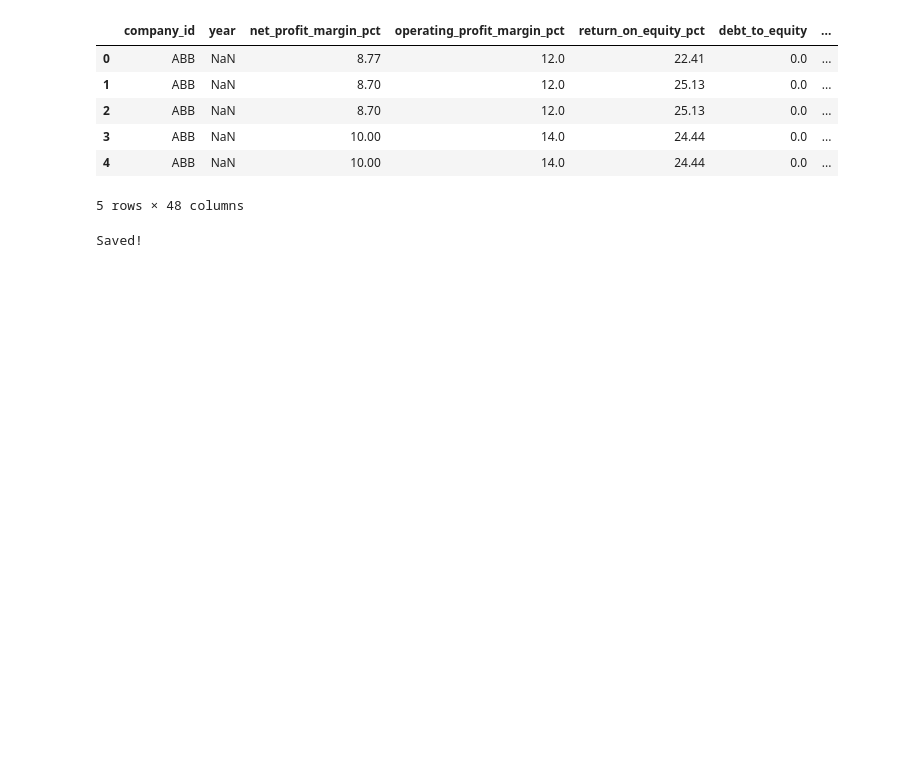
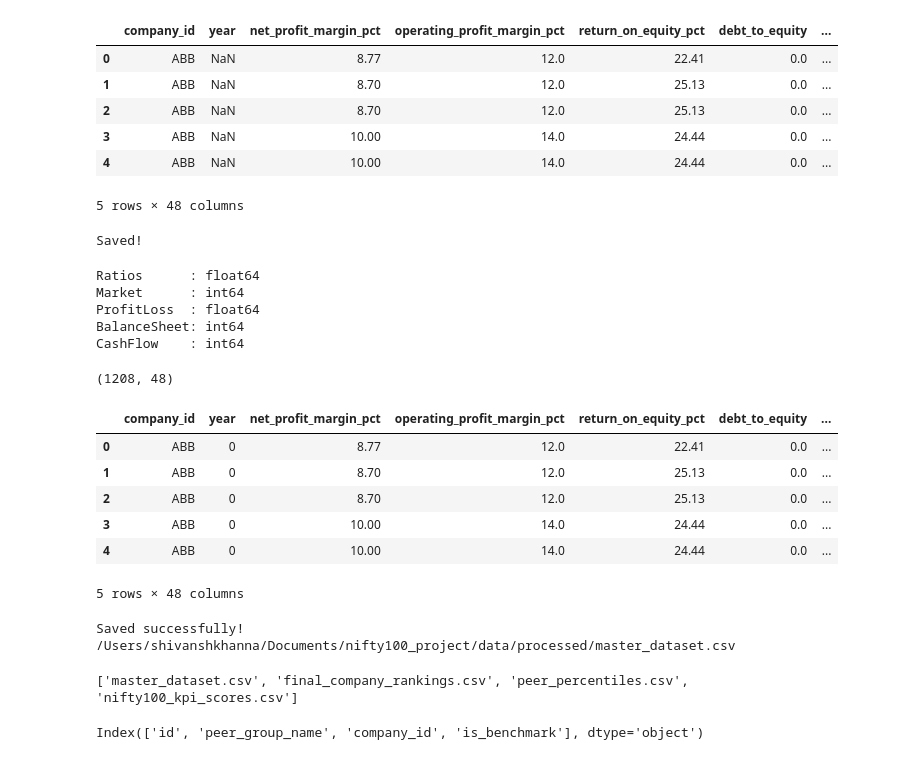
Before and after one commit to khannashivansh03coder/nifty100-financial-kpi-ranking, a Jupyter notebook: master_dataset_builder.ipynb, the cells around one changed output. Drawn from its saved outputs; the diff is of its cells as text; code cells hidden in the pictures; blank space fills up the shorter version.

```diff
--- a/master_dataset_builder.ipynb
+++ b/master_dataset_builder.ipynb
@@ -263,3 +302,15 @@ master.to_csv("../data/processed/master_dataset.csv", index=False)
 print("Saved!")
 # %% [output]
 Saved!
+# %%
+print("Ratios      :", ratios["year"].dtype)
+print("Market      :", market["year"].dtype)
+print("ProfitLoss  :", profitloss["year"].dtype)
+print("BalanceSheet:", balancesheet["year"].dtype)
+print("CashFlow    :", cashflow["year"].dtype)
+# %% [output]
+Ratios      : float64
+Market      : int64
+ProfitLoss  : float64
+BalanceSheet: int64
+CashFlow    : int64
@@ -265,0 +326,58 @@ Saved!
+# %%
+# Remove unnecessary id columns before merging
+ratios = ratios.drop(columns=["id"], errors="ignore")
+market = market.drop(columns=["id"], errors="ignore")
+profitloss = profitloss.drop(columns=["id"], errors="ignore")
+balancesheet = balancesheet.drop(columns=["id"], errors="ignore")
+cashflow = cashflow.drop(columns=["id"], errors="ignore")
+
+# Merge datasets
+master = (
+    ratios
+    .merge(market, on=["company_id", "year"], how="left")
+    .merge(profitloss, on=["company_id", "year"], how="left")
+    .merge(balancesheet, on=["company_id", "year"], how="left")
+    .merge(cashflow, on=["company_id", "year"], how="left")
+    .merge(
+        companies[["id", "company_name"]],
+        left_on="company_id",
+        right_on="id",
+        how="left"
+    )
+)
+
+# Remove the company id duplicate created by the last merge
+master.drop(columns=["id"], inplace=True)
+
+print(master.shape)
+master.head()
+# %% [output]
+(1208, 48)
+|  | company_id | year | net_profit_margin_pct | operating_profit_margin_pct | return_on_equity_pct | debt_to_equity | ... |
+| 0 | ABB | 0 | 8.77 | 12.0 | 22.41 | 0.0 | ... |
+| 1 | ABB | 0 | 8.70 | 12.0 | 25.13 | 0.0 | ... |
+| 2 | ABB | 0 | 8.70 | 12.0 | 25.13 | 0.0 | ... |
+| 3 | ABB | 0 | 10.00 | 14.0 | 24.44 | 0.0 | ... |
+| 4 | ABB | 0 | 10.00 | 14.0 | 24.44 | 0.0 | ... |
+5 rows × 48 columns
+# %%
+import os
+
+os.makedirs("data/processed", exist_ok=True)
+
+master.to_csv(
+    "data/processed/master_dataset.csv",
+    index=False
+)
+
+print("Saved successfully!")
+print(os.path.abspath("data/processed/master_dataset.csv"))
+# %% [output]
+Saved successfully!
+/Users/shivanshkhanna/Documents/nifty100_project/data/processed/master_dataset.csv
+# %%
+import os
+
+print(os.listdir("data/processed"))
+# %% [output]
+['master_dataset.csv', 'final_company_rankings.csv', 'peer_percentiles.csv', 'nifty100_kpi_scores.csv']
@@ -265,0 +399,4 @@ Saved!
+# %%
+print(peer.columns)
+# %% [output]
+Index(['id', 'peer_group_name', 'company_id', 'is_benchmark'], dtype='object')
```
Also changed, not shown: parts of 9 cells of this notebook, 13 other files.
